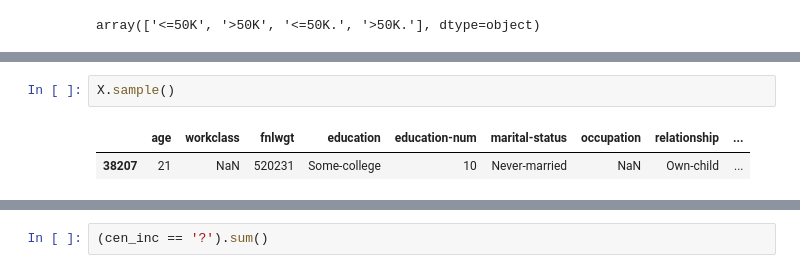
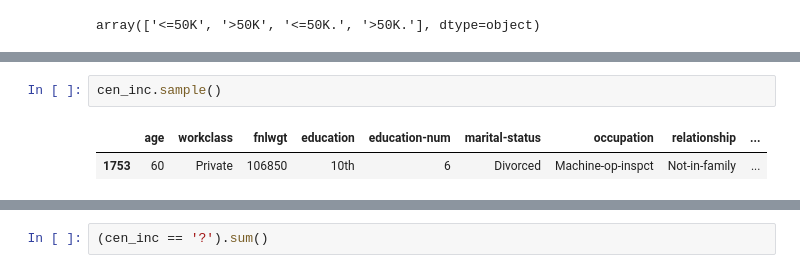
Before and after one commit to brightlearn/ML_CensusIncome_Team1, a Jupyter notebook: Census_Income.ipynb, the cells around one changed output, grey strips where cells are left out. Drawn from its saved outputs; the diff is of its cells as text.

```diff
--- a/Census_Income.ipynb
+++ b/Census_Income.ipynb
@@ -104,8 +107,8 @@ cen_inc.head()
 | 3 | 53 | Private | 234721 | 11th | 7 | Married-civ-spouse | Handlers-cleaners | Husband | ... |
 | 4 | 28 | Private | 338409 | Bachelors | 13 | Married-civ-spouse | Prof-specialty | Wife | ... |
 # %%
-X.sample()
+cen_inc.sample()
 # %% [output]
 |  | age | workclass | fnlwgt | education | education-num | marital-status | occupation | relationship | ... |
-| 38207 | 21 | NaN | 520231 | Some-college | 10 | Never-married | NaN | Own-child | ... |
+| 1753 | 60 | Private | 106850 | 10th | 6 | Divorced | Machine-op-inspct | Not-in-family | ... |
 # %%
```
Also changed, not shown: parts of 30 cells of this notebook.
